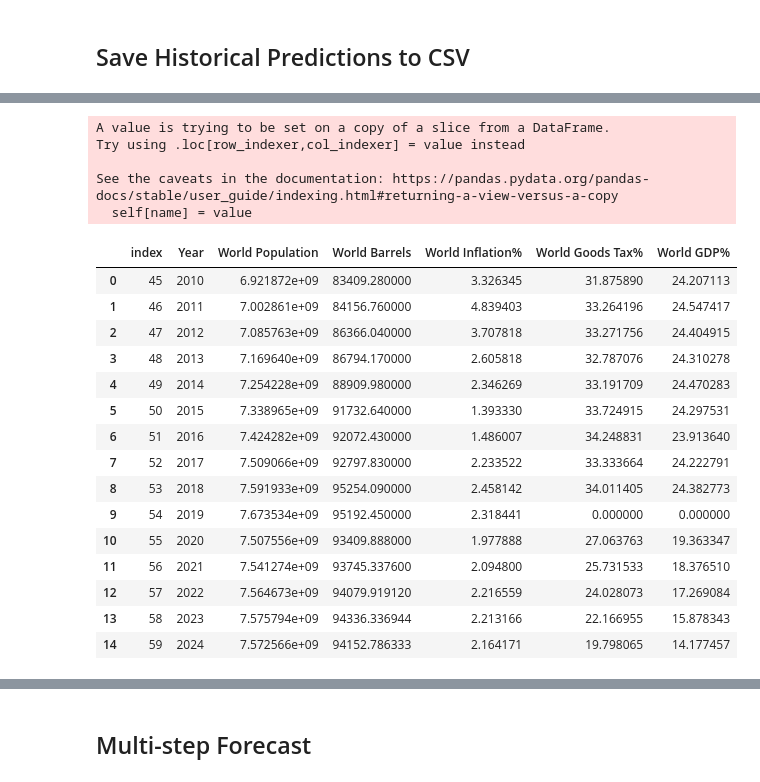
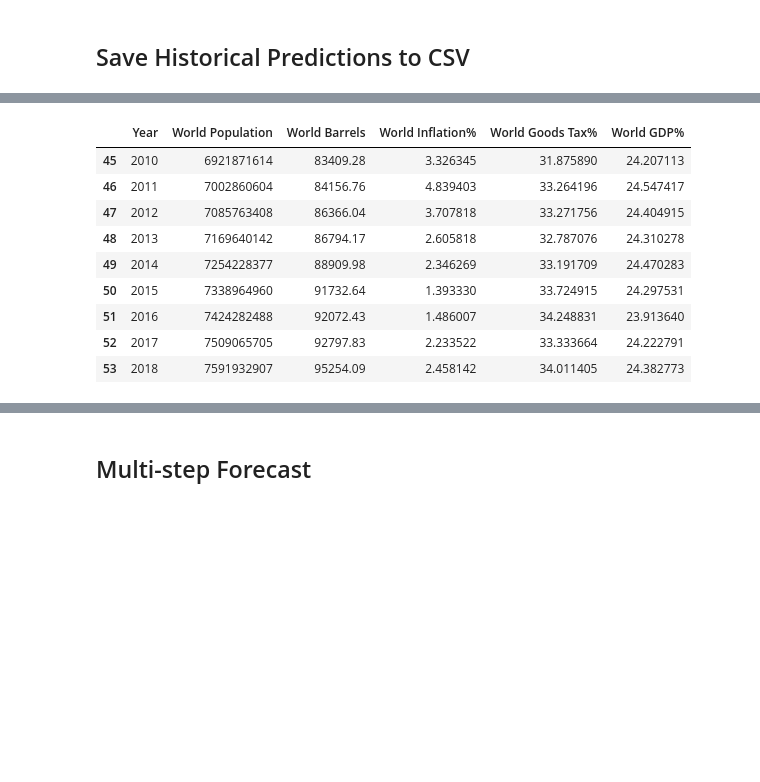
Before and after one commit to minerva-b/Final_Team_Project, a Jupyter notebook: Kmar/Oil_Product_Regres_ML.ipynb, the cells around one changed output, grey strips where cells are left out. Drawn from its saved outputs; the diff is of its cells as text; code cells hidden in the pictures; blank space fills up the shorter version.

```diff
--- a/Kmar/Oil_Product_Regres_ML.ipynb
+++ b/Kmar/Oil_Product_Regres_ML.ipynb
@@ -402,26 +139,21 @@ See the caveats in the documentation: https://pandas.pydata.org/pandas-docs/stab
-# %%
-df_final.Year = pd.Series(df_final.Year, dtype=object)
-df_final.reset_index(inplace=True)
-df_final
-# %% [output]
-A value is trying to be set on a copy of a slice from a DataFrame.
-Try using .loc[row_indexer,col_indexer] = value instead
-
-See the caveats in the documentation: https://pandas.pydata.org/pandas-docs/stable/user_guide/indexing.html#returning-a-view-versus-a-copy
-  self[name] = value
-|  | index | Year | World Population | World Barrels | World Inflation% | World Goods Tax% | World GDP% |
-| 0 | 45 | 2010 | 6.921872e+09 | 83409.280000 | 3.326345 | 31.875890 | 24.207113 |
-| 1 | 46 | 2011 | 7.002861e+09 | 84156.760000 | 4.839403 | 33.264196 | 24.547417 |
-| 2 | 47 | 2012 | 7.085763e+09 | 86366.040000 | 3.707818 | 33.271756 | 24.404915 |
-| 3 | 48 | 2013 | 7.169640e+09 | 86794.170000 | 2.605818 | 32.787076 | 24.310278 |
-| 4 | 49 | 2014 | 7.254228e+09 | 88909.980000 | 2.346269 | 33.191709 | 24.470283 |
-| 5 | 50 | 2015 | 7.338965e+09 | 91732.640000 | 1.393330 | 33.724915 | 24.297531 |
-| 6 | 51 | 2016 | 7.424282e+09 | 92072.430000 | 1.486007 | 34.248831 | 23.913640 |
-| 7 | 52 | 2017 | 7.509066e+09 | 92797.830000 | 2.233522 | 33.333664 | 24.222791 |
-| 8 | 53 | 2018 | 7.591933e+09 | 95254.090000 | 2.458142 | 34.011405 | 24.382773 |
-| 9 | 54 | 2019 | 7.673534e+09 | 95192.450000 | 2.318441 | 0.000000 | 0.000000 |
-| 10 | 55 | 2020 | 7.507556e+09 | 93409.888000 | 1.977888 | 27.063763 | 19.363347 |
-| 11 | 56 | 2021 | 7.541274e+09 | 93745.337600 | 2.094800 | 25.731533 | 18.376510 |
-| 12 | 57 | 2022 | 7.564673e+09 | 94079.919120 | 2.216559 | 24.028073 | 17.269084 |
-| 13 | 58 | 2023 | 7.575794e+09 | 94336.336944 | 2.213166 | 22.166955 | 15.878343 |
-| 14 | 59 | 2024 | 7.572566e+09 | 94152.786333 | 2.164171 | 19.798065 | 14.177457 |
+# %%
+# Narrow down data frame to the specific year range of 2010 - 2018
+
+multi_feat = full_merge.loc[full_merge['Year'].between(2010, 2018), ['Year',
+                                                                     'World Population',
+                                                                   'World Barrels',
+                                                                   'World Inflation%',
+                                                                   'World Goods Tax%',
+                                                                   'World GDP%']]
+multi_feat
+# %% [output]
+|  | Year | World Population | World Barrels | World Inflation% | World Goods Tax% | World GDP% |
+| 45 | 2010 | 6921871614 | 83409.28 | 3.326345 | 31.875890 | 24.207113 |
+| 46 | 2011 | 7002860604 | 84156.76 | 4.839403 | 33.264196 | 24.547417 |
+| 47 | 2012 | 7085763408 | 86366.04 | 3.707818 | 33.271756 | 24.404915 |
+| 48 | 2013 | 7169640142 | 86794.17 | 2.605818 | 32.787076 | 24.310278 |
+| 49 | 2014 | 7254228377 | 88909.98 | 2.346269 | 33.191709 | 24.470283 |
+| 50 | 2015 | 7338964960 | 91732.64 | 1.393330 | 33.724915 | 24.297531 |
+| 51 | 2016 | 7424282488 | 92072.43 | 1.486007 | 34.248831 | 23.913640 |
+| 52 | 2017 | 7509065705 | 92797.83 | 2.233522 | 33.333664 | 24.222791 |
+| 53 | 2018 | 7591932907 | 95254.09 | 2.458142 | 34.011405 | 24.382773 |
```
Also changed, not shown: parts of 45 cells of this notebook.
